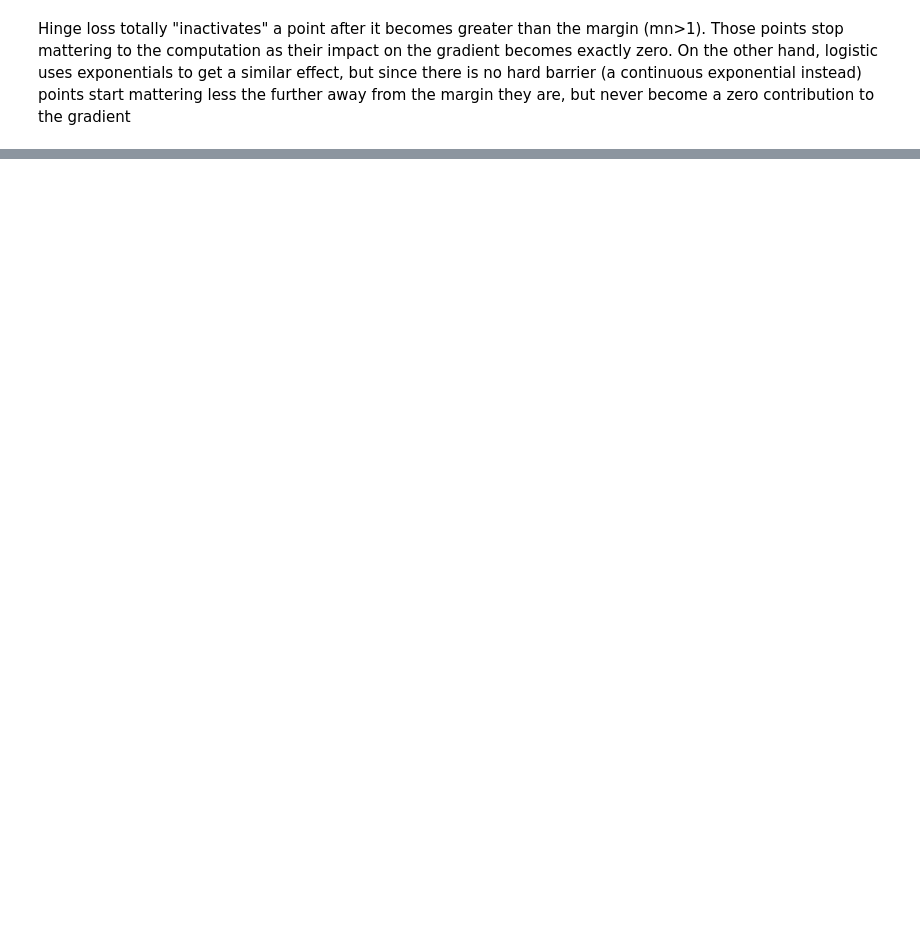
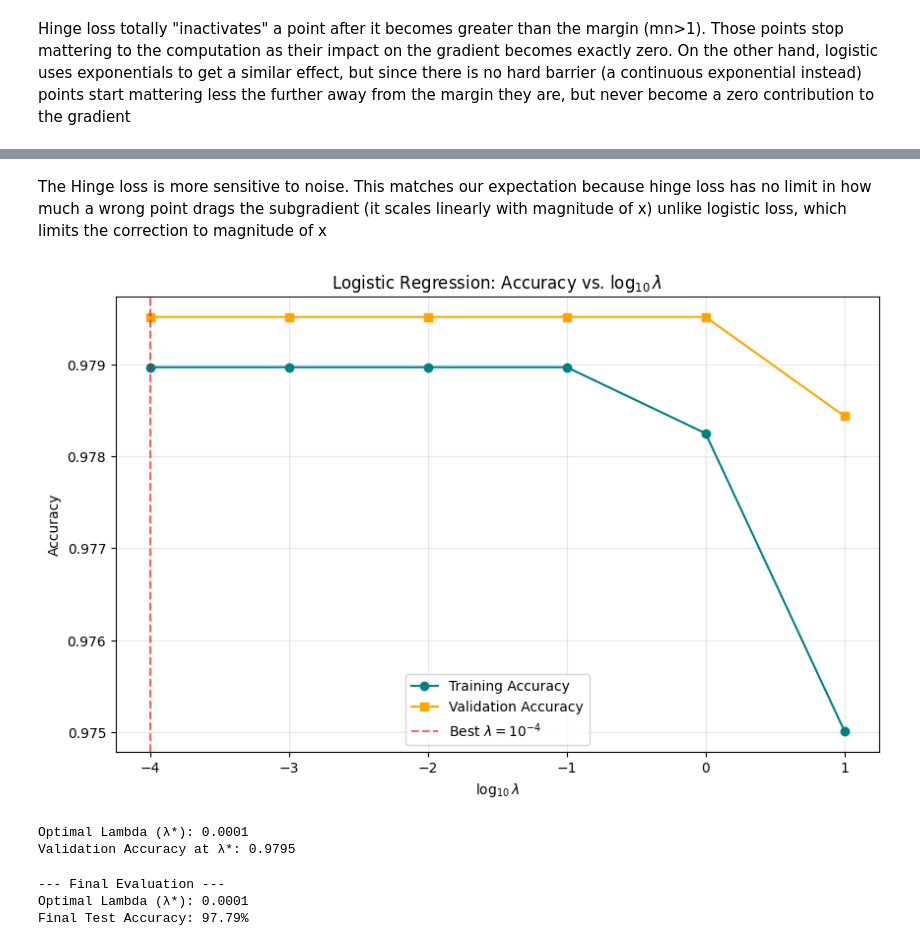
Before and after one commit to Pedro-Langone/EC146, a Jupyter notebook: hw2/hw2_5.ipynb, the cells around one changed output, grey strips where cells are left out. Saved outputs shown, nothing was run; the diff lists cells and outputs as text; code cells hidden in the pictures; blank space fills up the shorter version.

```diff
--- a/hw2/hw2_5.ipynb
+++ b/hw2/hw2_5.ipynb
@@ -332,0 +383,64 @@ Hinge loss totally "inactivates" a point after it becomes greater than the margi
+# %% [markdown]
+The Hinge loss is more sensitive to noise. This matches our expectation because hinge loss has no limit in how much a wrong point drags the subgradient (it scales linearly with magnitude of x) unlike logistic loss, which limits the correction to magnitude of x
+# %%
+# f)
+# i) and ii)
+
+lambdas=[1e-4, 1e-3, 1e-2, 1e-1,1,10]
+train_acc_log_results = []
+val_acc_log_results = []
+for l in lambdas:
+    w_log, log_loss_history = train_log_model(X_train_final, y_train, l, eta, iterations)
+    train_acc_log, val_acc_log = compute_accuracy(X_train_final, y_train, w_log)
+    train_acc_log_results.append(train_acc_log)
+    val_acc_log_results.append(val_acc_log)
+
+log_lambdas = np.log10(lambdas)
+
+best_idx = np.argmax(val_acc_log_results)
+lambda_star = lambdas[best_idx]
+
+plt.figure(figsize=(10, 6))
+plt.plot(log_lambdas, train_acc_log_results, marker='o', label='Training Accuracy', color='teal')
+plt.plot(log_lambdas, val_acc_log_results, marker='s', label='Validation Accuracy', color='orange')
+
+# Mark the optimal lambda
+plt.axvline(log_lambdas[best_idx], color='red', linestyle='--', alpha=0.6,
+            label=f'Best $\\lambda = 10^{{{int(log_lambdas[best_idx])}}}$')
+
+plt.title('Logistic Regression: Accuracy vs. $\\log_{10} \\lambda$')
+plt.xlabel('$\\log_{10} \\lambda$')
+plt.ylabel('Accuracy')
+plt.grid(True, alpha=0.3)
+plt.legend()
+plt.show()
+
+print(f"Optimal Lambda (λ*): {lambda_star}")
+print (f"Validation Accuracy at λ*: {val_acc_log_results[best_idx]:.4f}")
+# %% [output]
+[figure, added]
+Optimal Lambda (λ*): 0.0001
+Validation Accuracy at λ*: 0.9795
+# %%
+# iii)
+X_combined = np.vstack([X_train_final, X_val_final])
+y_combined = np.concatenate([y_train, y_val])
+
+w_final = np.zeros(X_combined.shape[1])
+
+for i in range(iterations):
+    grad = compute_gradient_log(X_combined, y_combined, w_final, lambda_star)
+    w_final = w_final - eta * grad
+
+y_test_pred = np.sign(np.dot(X_test_final, w_final))
+y_test_pred[y_test_pred == 0] = -1  # Tie-breaker for majority class
+
+test_accuracy = np.mean(y_test_pred == y_test)
+
+print(f"--- Final Evaluation ---")
+print(f"Optimal Lambda (λ*): {lambda_star}")
+print(f"Final Test Accuracy: {test_accuracy * 100:.2f}%")
+# %% [output]
+--- Final Evaluation ---
+Optimal Lambda (λ*): 0.0001
+Final Test Accuracy: 97.79%
```
Also changed, not shown: parts of 9 cells of this notebook.
